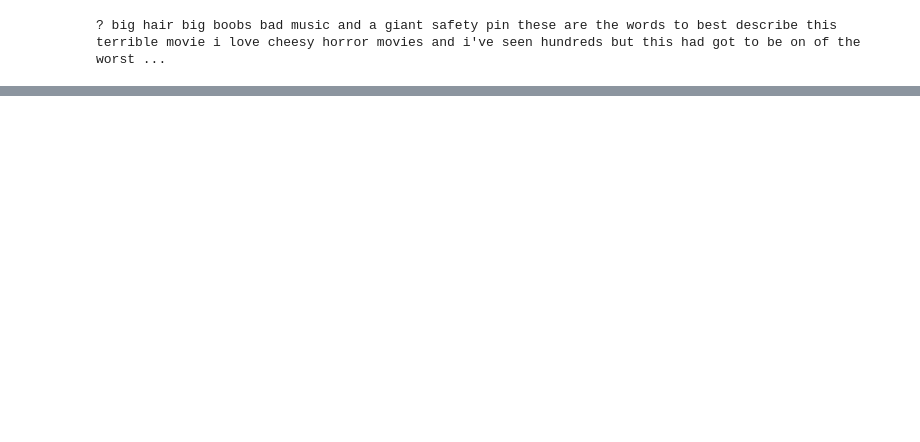
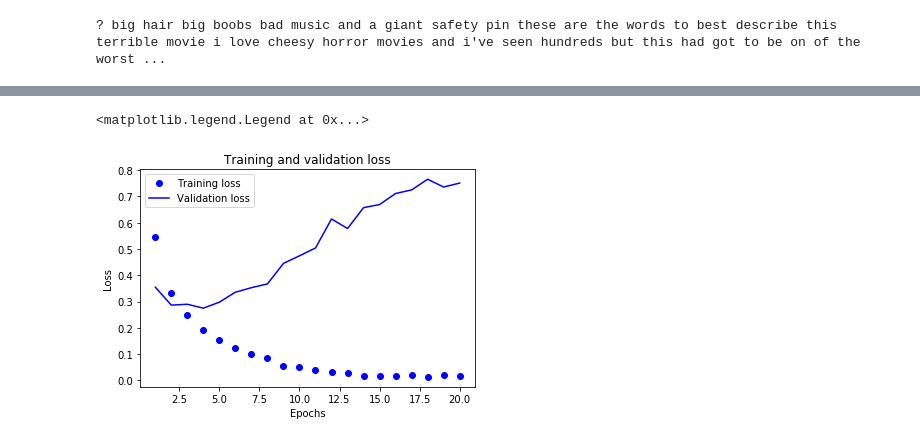
Before and after one commit to richdevboston/Keras, a Jupyter notebook: IMDB.ipynb, the cells around one changed output, grey strips where cells are left out. Saved outputs shown, nothing was run; the diff lists cells and outputs as text; code cells hidden in the pictures; blank space fills up the shorter version.

```diff
--- a/IMDB.ipynb
+++ b/IMDB.ipynb
@@ -30,3 +26,19 @@ X_train = vectorize_sequences(train_data)
 y_train = np.asarray(train_labels, dtype='float32')
 X_test = vectorize_sequences(test_data)
 y_test = np.asarray(test_labels, dtype='float32')
+# %%
+x_val = X_train[:10000]
+partial_x_train = X_train[10000:]
+y_val = y_train[:10000]
+partial_y_train = y_train[10000:]
+# %%
+model = keras.models.Sequential()
+model.add(keras.layers.Dense(64, activation='relu', input_shape=(10000,)))
+model.add(keras.layers.Dropout(0.5))
+model.add(keras.layers.Dense(64, activation='relu'))
+model.add(keras.layers.Dropout(0.5))
+model.add(keras.layers.Dense(1, activation='sigmoid'))
+
+model.compile(optimizer='rmsprop', loss='binary_crossentropy', metrics=['accuracy'])
+
+history = model.fit(partial_x_train, partial_y_train, epochs=20, batch_size=512, validation_data=(x_val, y_val))
@@ -32,0 +63,18 @@ y_test = np.asarray(test_labels, dtype='float32')
+# %%
+history_dict = history.history
+acc_values = history_dict['acc']
+val_acc_values = history_dict['val_acc']
+loss_values = history_dict['loss']
+val_loss_values = history_dict['val_loss']
+
+epochs = range(1, len(acc_values) + 1)
+# %%
+plt.plot(epochs, loss_values, 'bo', label='Training loss')
+plt.plot(epochs, val_loss_values, 'b', label = 'Validation loss')
+plt.title('Training and validation loss')
+plt.xlabel('Epochs')
+plt.ylabel('Loss')
+plt.legend()
+# %% [output]
+<matplotlib.legend.Legend at 0x...>
+[figure, added]
```
Also changed, not shown: parts of 5 cells of this notebook, 1 other file.
